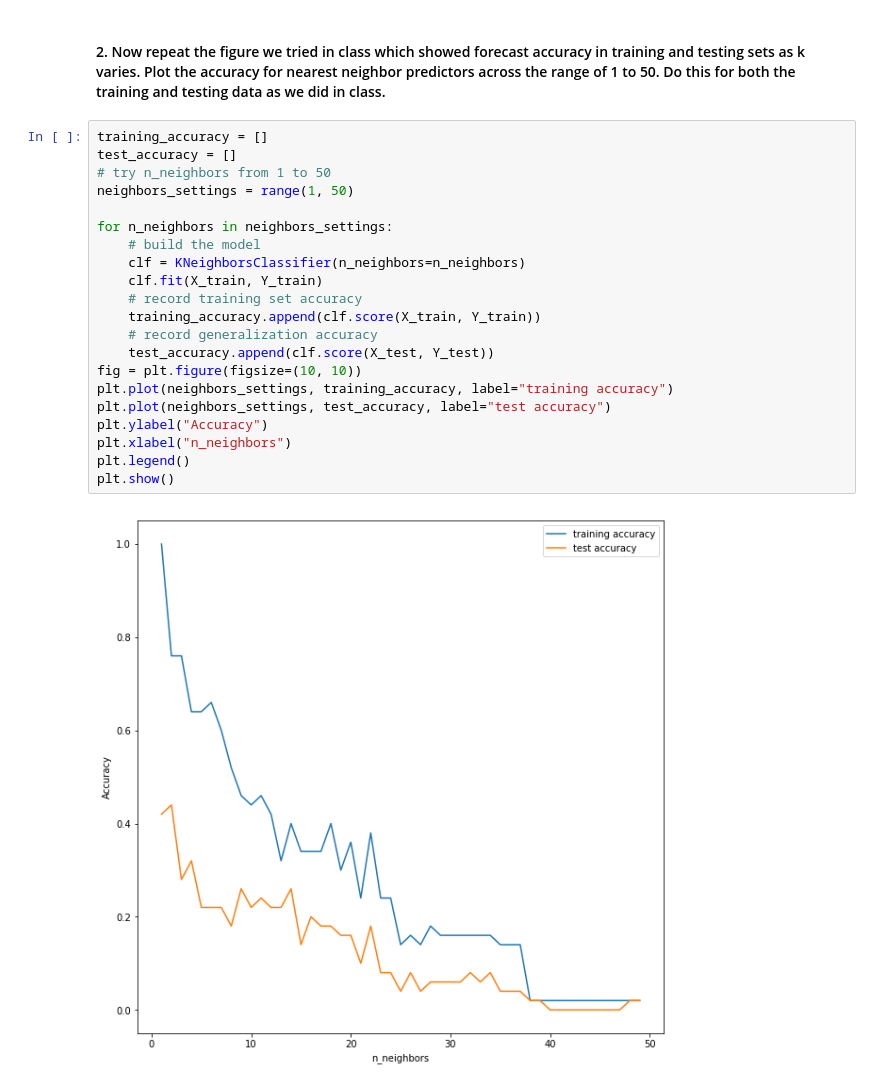
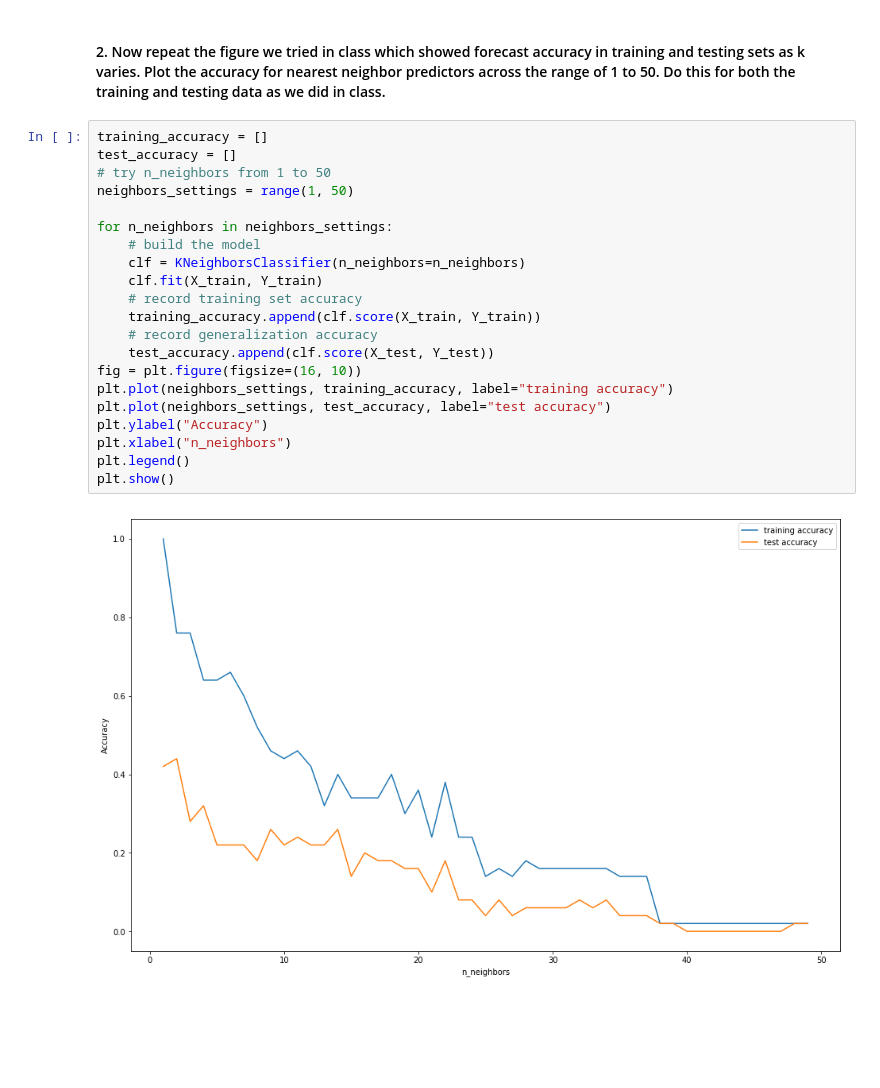
Before and after one commit to rfamg/Machine_Learning, a Jupyter notebook: Problem_set_1.ipynb, the cells around one changed output. Saved outputs shown, nothing was run; the diff lists cells and outputs as text; blank space fills up the shorter version.

```diff
--- a/Problem_set_1.ipynb
+++ b/Problem_set_1.ipynb
@@ -159,23 +159,23 @@ Test set accuracy for test: 0.28
 # %%
 training_accuracy = []
 test_accuracy = []
 # try n_neighbors from 1 to 50
 neighbors_settings = range(1, 50)
 
 for n_neighbors in neighbors_settings:
     # build the model
     clf = KNeighborsClassifier(n_neighbors=n_neighbors)
     clf.fit(X_train, Y_train)
     # record training set accuracy
     training_accuracy.append(clf.score(X_train, Y_train))
     # record generalization accuracy
     test_accuracy.append(clf.score(X_test, Y_test))
-fig = plt.figure(figsize=(10, 10))
+fig = plt.figure(figsize=(16, 10))
 plt.plot(neighbors_settings, training_accuracy, label="training accuracy")
 plt.plot(neighbors_settings, test_accuracy, label="test accuracy")
 plt.ylabel("Accuracy")
 plt.xlabel("n_neighbors")
 plt.legend()
 plt.show()
 # %% [output]
-[figure, old version]
+[figure, new version]
```
